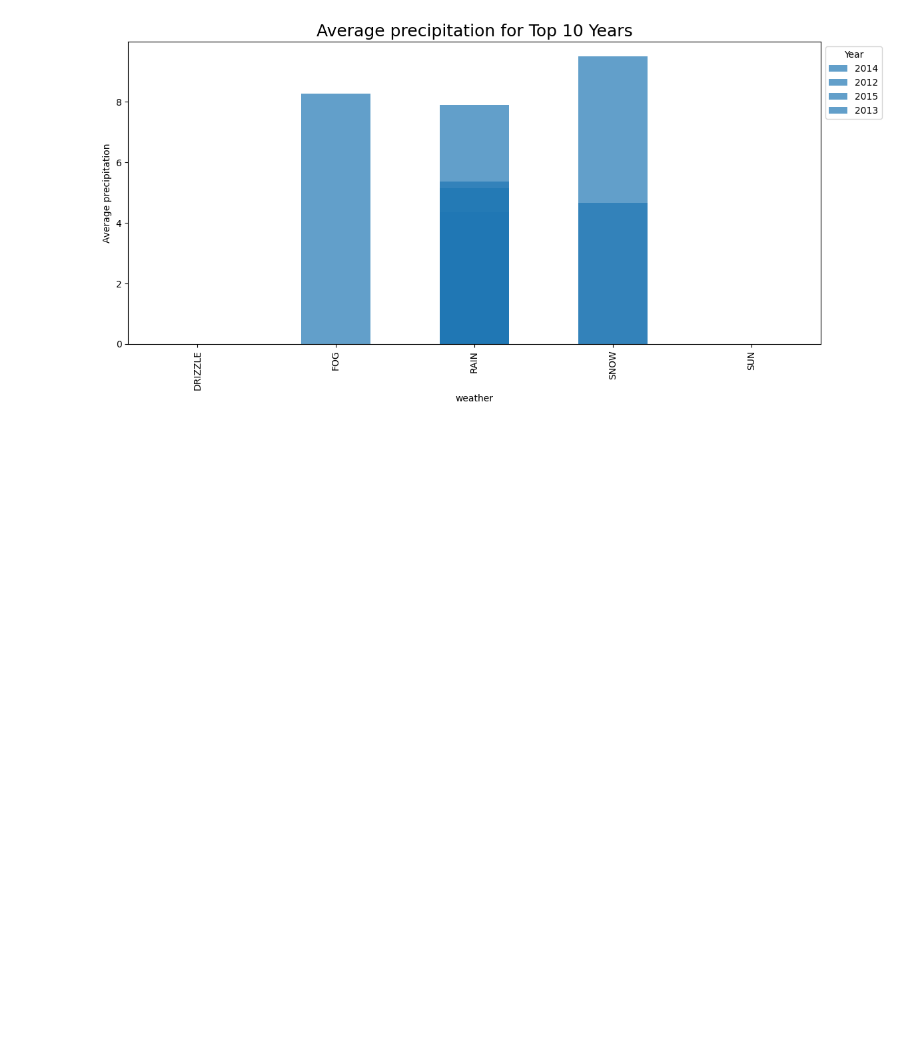
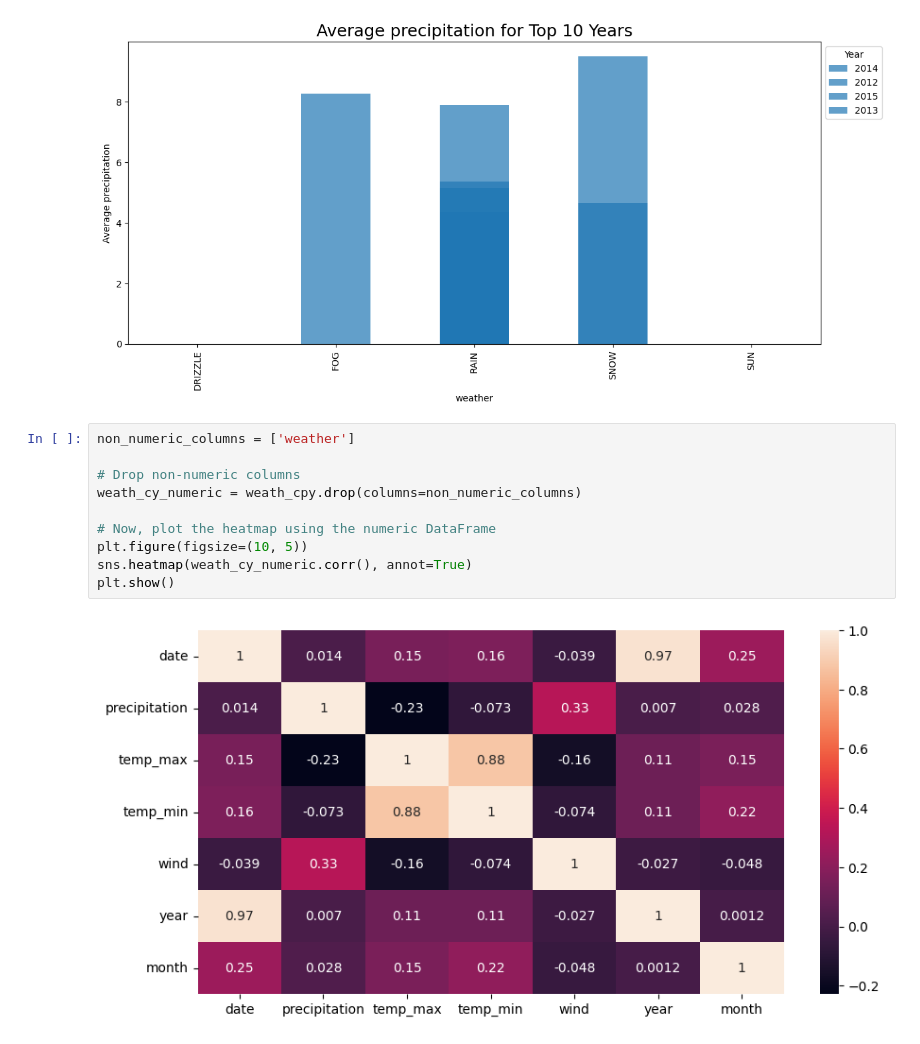
Before and after one commit to shubhangi24kashid/SkyCast, a Jupyter notebook: detection.ipynb, the cells around one changed output. Drawn from its saved outputs; the diff is of its cells as text; blank space fills up the shorter version.

```diff
--- a/detection.ipynb
+++ b/detection.ipynb
@@ -506,3 +506,15 @@ plt.tight_layout()
 plt.show()
 # %% [output]
 [figure]
+# %%
+non_numeric_columns = ['weather']
+
+# Drop non-numeric columns
+weath_cy_numeric = weath_cpy.drop(columns=non_numeric_columns)
+
+# Now, plot the heatmap using the numeric DataFrame
+plt.figure(figsize=(10, 5))
+sns.heatmap(weath_cy_numeric.corr(), annot=True)
+plt.show()
+# %% [output]
+[figure, added]
```
